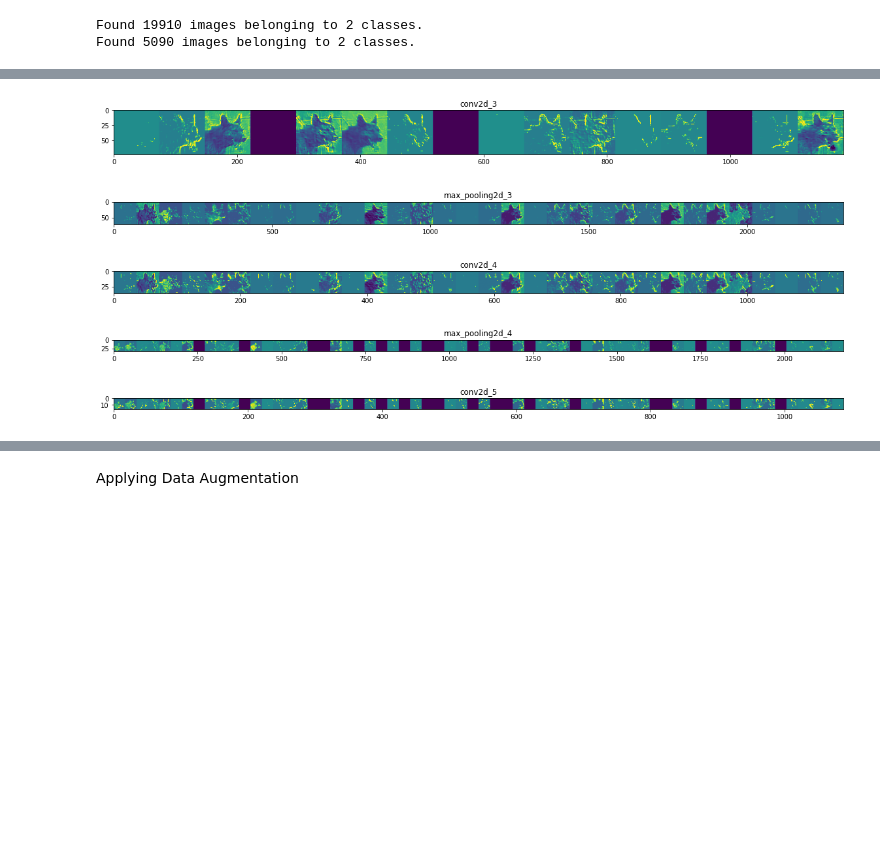
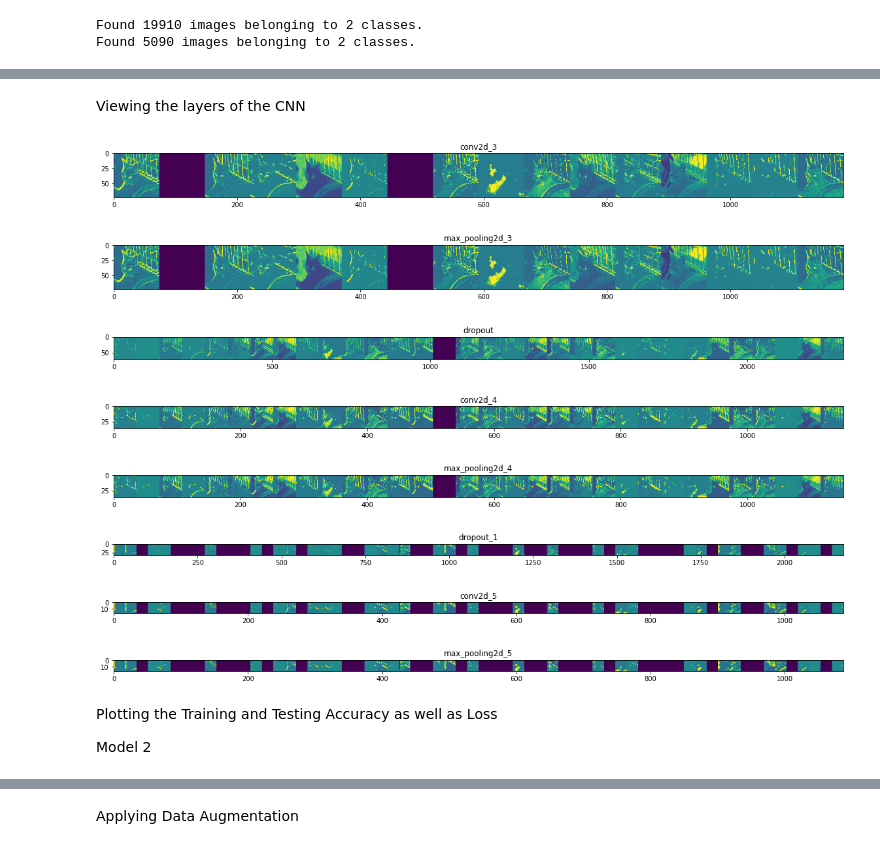
Before and after one commit to parva-jain/CatsVsDogs-Classifier, a Jupyter notebook: CatVsDog_Classification.ipynb, the cells around one changed output, grey strips where cells are left out. Cells and saved outputs as stored; diff of their text form; code cells hidden in the pictures; blank space fills up the shorter version.

```diff
--- a/CatVsDog_Classification.ipynb
+++ b/CatVsDog_Classification.ipynb
@@ -138 +152,20 @@ model = tf.keras.models.Sequential([
+# %%
+model2 = tf.keras.models.Sequential([
+    # Note the input shape is the desired size of the image 150x150 with 3 bytes color
+    tf.keras.layers.Conv2D(16, (3,3), activation='relu', input_shape=(150, 150, 3)),
+    tf.keras.layers.MaxPooling2D(2,2),
+    tf.keras.layers.Dropout(0.2),
+    tf.keras.layers.Conv2D(32, (3,3), activation='relu'),
+    tf.keras.layers.MaxPooling2D(2,2),
+    tf.keras.layers.Dropout(0.2),
+    tf.keras.layers.Conv2D(64, (3,3), activation='relu'),
+    tf.keras.layers.MaxPooling2D(2,2),
+    tf.keras.layers.Dropout(0.2),
+    # Flatten the results to feed into a DNN
+    tf.keras.layers.Flatten(),
+    # 512 neuron hidden layer
+    tf.keras.layers.Dense(512, activation='relu'),
+    # Only 1 output neuron. It will contain a value from 0-1 where 0 for 1 class ('cats') and 1 for the other ('dogs')
+    tf.keras.layers.Dense(1, activation='sigmoid')
+])
 # %%
@@ -158,6 +211,10 @@ _________________________________________________________________
 # %%
 from tensorflow.keras.optimizers import RMSprop
 
-model.compile(optimizer=RMSprop(lr=0.001),
+model1.compile(optimizer=RMSprop(lr=0.001),
               loss='binary_crossentropy',
               metrics = ['accuracy'])
+
+model2.compile(optimizer=RMSprop(lr=0.001),
+              loss='binary_crossentropy',
+              metrics = ['accuracy'])
@@ -212,0 +274,7 @@ Epoch 15/15
+# %%
+history2 = model2.fit(train_generator,
+                              validation_data=validation_generator,
+                              steps_per_epoch=100,
+                              epochs=15,
+                              validation_steps=50,
+                              verbose=2)
@@ -236,3 +327,5 @@ print(train_dog_fnames[:10])
+# %% [markdown]
+Viewing the layers of the CNN
 # %%
 import numpy as np
 import random
@@ -243,10 +336,10 @@ from   tensorflow.keras.preprocessing.image import img_to_array, load_img
 # Let's define a new Model that will take an image as input, and will output
 # intermediate representations for all layers in the previous model after
 # the first.
-successive_outputs = [layer.output for layer in model.layers[1:]]
+successive_outputs = [layer.output for layer in model2.layers[1:]]
 
 #visualization_model = Model(img_input, successive_outputs)
-visualization_model = tf.keras.models.Model(inputs = model.input, outputs = successive_outputs)
+visualization_model = tf.keras.models.Model(inputs = model2.input, outputs = successive_outputs)
 
 # Let's prepare a random input image of a cat or dog from the training set.
 cat_img_files = [os.path.join(train_cats_dir, f) for f in train_cat_fnames]
@@ -266,7 +359,7 @@ x /= 255.0
 successive_feature_maps = visualization_model.predict(x)
 
 # These are the names of the layers, so can have them as part of our plot
-layer_names = [layer.name for layer in model.layers]
+layer_names = [layer.name for layer in model2.layers]
 
 # -----------------------------------------------------------------------
 # Now let's display our representations
@@ -279,38 +372,45 @@ for layer_name, feature_map in zip(layer_names, successive_feature_maps):
     # Just do this for the conv / maxpool layers, not the fully-connected layers
     #-------------------------------------------
     n_features = feature_map.shape[-1]  # number of features in the feature map
     size       = feature_map.shape[ 1]  # feature map shape (1, size, size, n_features)
 
     # We will tile our images in this matrix
     display_grid = np.zeros((size, size * n_features))
 
     #-------------------------------------------------
     # Postprocess the feature to be visually palatable
     #-------------------------------------------------
     for i in range(n_features):
       x  = feature_map[0, :, :, i]
       x -= x.mean()
       x /= x.std ()
       x *=  64
       x += 128
       x  = np.clip(x, 0, 255).astype('uint8')
       display_grid[:, i * size : (i + 1) * size] = x # Tile each filter into a horizontal grid
 
     #-----------------
     # Display the grid
     #-----------------
 
     scale = 20. / n_features
     plt.figure( figsize=(scale * n_features, scale) )
     plt.title ( layer_name )
     plt.grid  ( False )
     plt.imshow( display_grid, aspect='auto', cmap='viridis' )
 # %% [output]
-[figure, old version]
+[figure, new version]
-[figure, old version]
+[figure, new version]
-[figure, old version]
+[figure, new version]
-[figure, old version]
+[figure, new version]
-[figure, old version]
+[figure, new version]
+[figure, added]
+[figure, added]
+[figure, added]
+# %% [markdown]
+Plotting the Training and Testing Accuracy as well as Loss
+
+Model 2
 # %%
 #-----------------------------------------------------------
 # Retrieve a list of list results on training and test data
```
Also changed, not shown: parts of 40 cells of this notebook.
